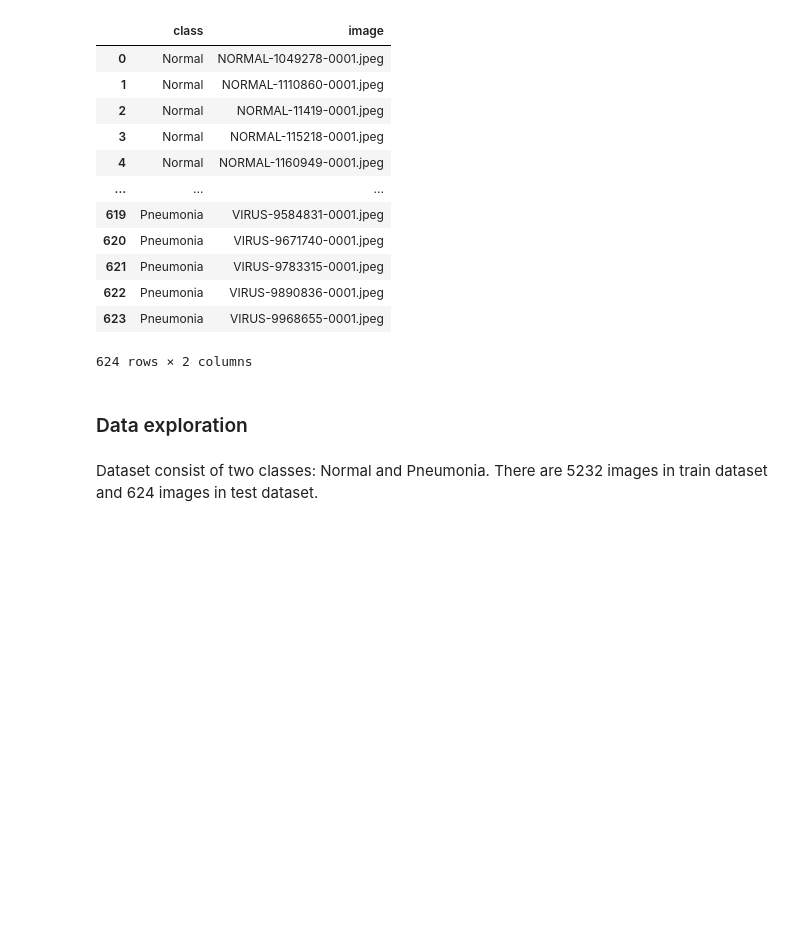
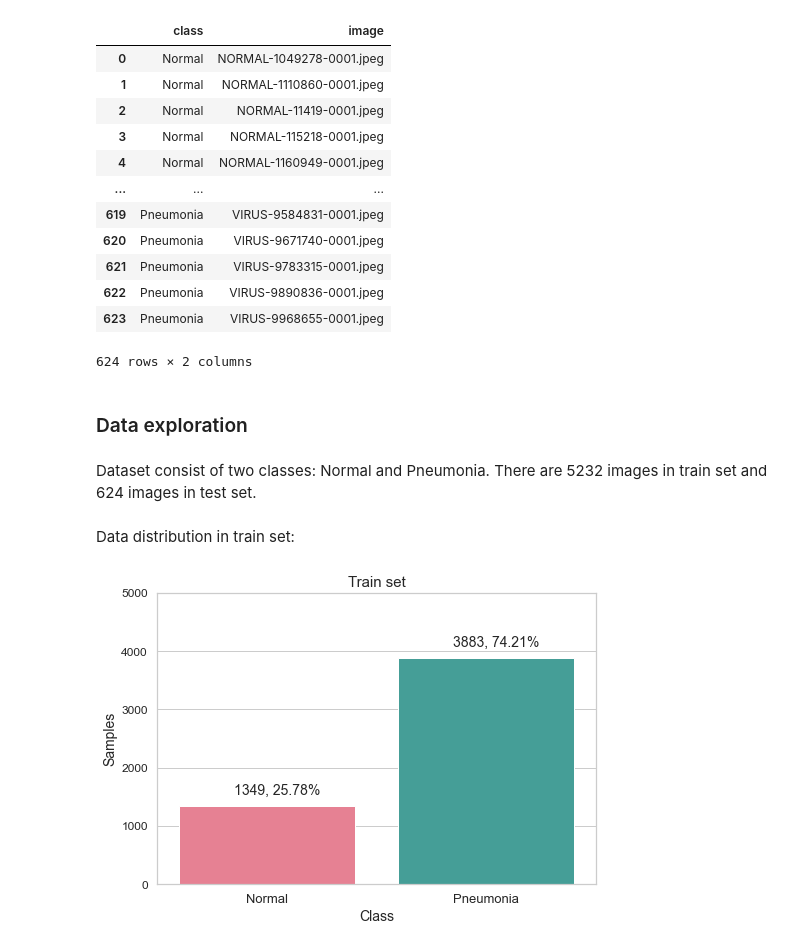
Before and after one commit to P-Pikula/Chest-X-Rays-Analysis, a Jupyter notebook: Chest-X-Rays-Analysis.ipynb, the cells around one changed output. Cells and saved outputs as stored; diff of their text form; code cells hidden in the pictures; blank space fills up the shorter version.

Commit message:
Data exploration

```diff
--- a/Chest-X-Rays-Analysis.ipynb
+++ b/Chest-X-Rays-Analysis.ipynb
@@ -96,4 +101,24 @@ df_test
 ### Data exploration
 # %% [markdown]
 Dataset consist of two classes: Normal and Pneumonia.
-There are 5232 images in train dataset and 624 images in test dataset.
+There are 5232 images in train set and 624 images in test set.
+# %% [markdown]
+Data distribution in train set:
+# %%
+plt.figure(figsize=(7,5))
+
+ax = sns.countplot(x='class', data=df_train, palette="husl")
+
+plt.title("Train set", fontsize=15)
+plt.xlabel("Class", fontsize= 14)
+plt.ylabel("Samples", fontsize= 14)
+plt.ylim(0,5000)
+plt.xticks([0,1], ['Normal', 'Pneumonia'], fontsize = 13)
+
+for p in ax.patches:
+    ax.annotate((str(p.get_height()) + ", " + str(p.get_height() / len(df_train) * 100)[0:5] + "%"),
+                (p.get_x() + 0.25, p.get_height() + 200), fontsize = 14)
+
+plt.show()
+# %% [output]
+[figure, added]
```
Also changed, not shown: parts of 5 cells of this notebook.
